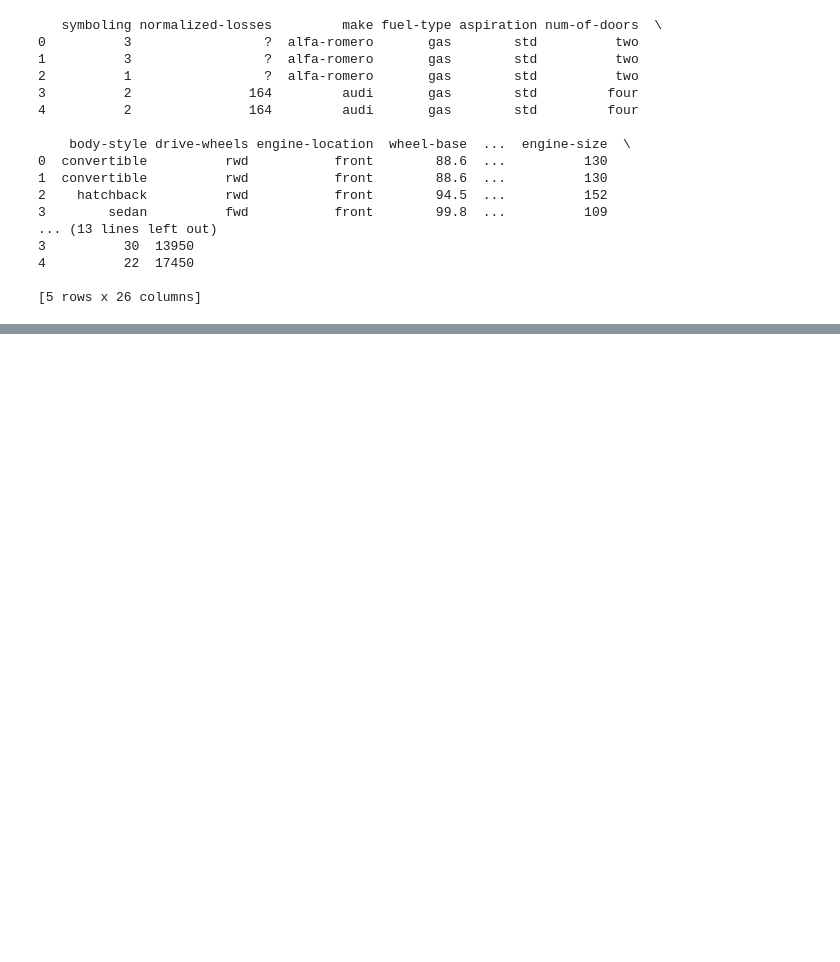
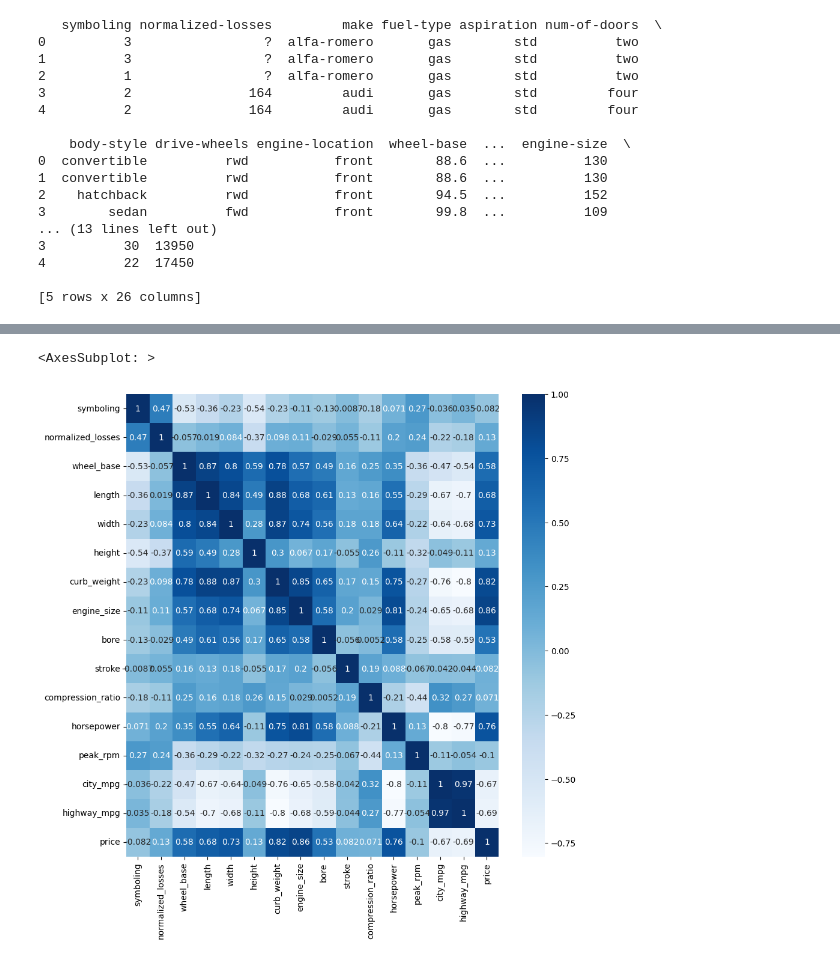
Before and after one commit to success4lyf/-Exploratory-Data-Analysis, a Jupyter notebook: insight.ipynb, the cells around one changed output, grey strips where cells are left out. Cells and saved outputs as stored; diff of their text form; code cells hidden in the pictures; blank space fills up the shorter version.

```diff
--- a/insight.ipynb
+++ b/insight.ipynb
@@ -28,0 +146,7 @@ print(auto.head())
+# %%
+#Replacing the missing values
+num_col = ['normalized_losses', 'bore',  'stroke', 'horsepower', 'peak_rpm','price']
+for col in num_col:
+    auto[col]=pd.to_numeric(auto[col])
+    auto[col].fillna(auto[col].mean(), inplace=True)
+auto.head()
@@ -28,0 +161,7 @@ print(auto.head())
+# %%
+#Asking Analytical Questions and Visualizations
+plt.figure(figsize=(10,10))
+sns.heatmap(auto.corr(),cbar=True,annot=True,cmap='Blues')
+# %% [output]
+<AxesSubplot: >
+[figure, added]
```
Also changed, not shown: parts of 14 cells of this notebook, 1 other file.
